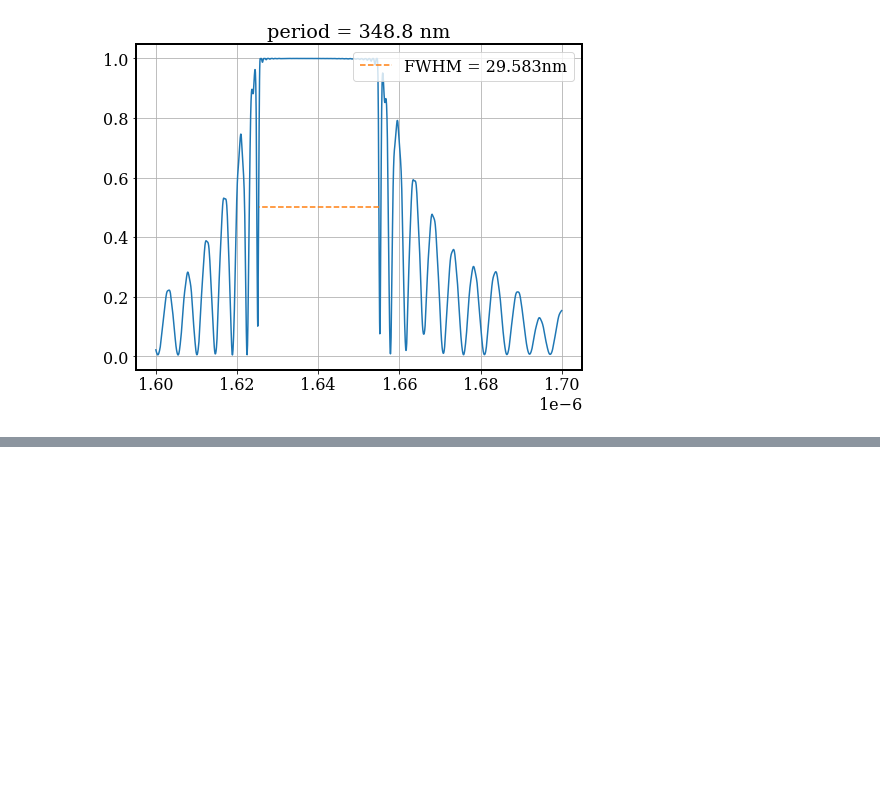
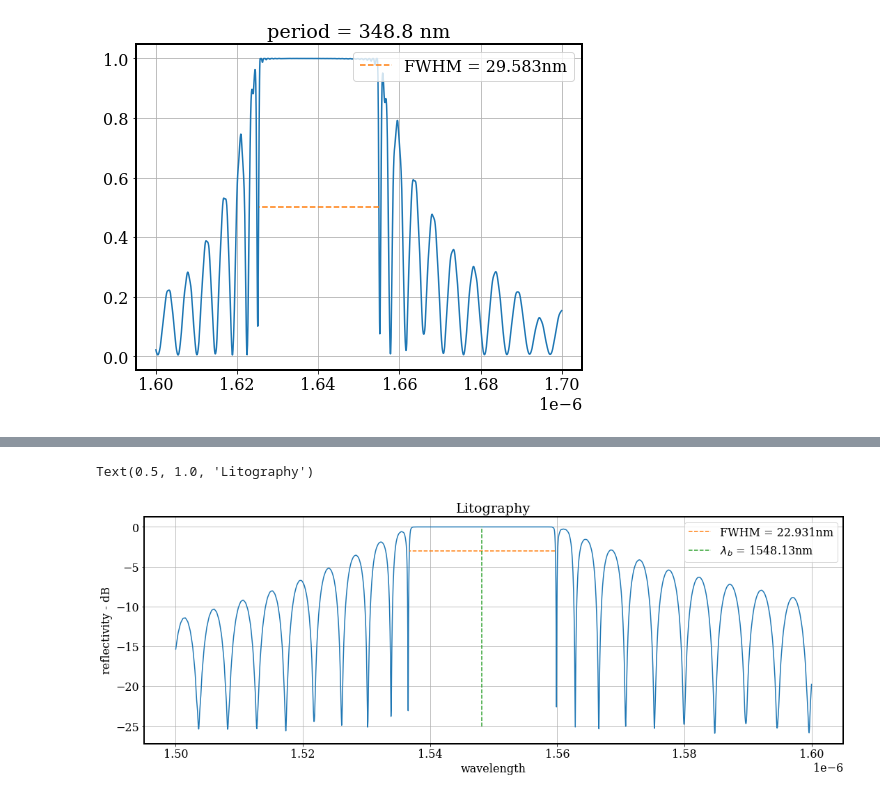
Before and after one commit to moisesoliveira08/BragGrating, a Jupyter notebook: Documentation/FDTD.ipynb, the cells around one changed output, grey strips where cells are left out. Drawn from its saved outputs; the diff is of its cells as text; code cells hidden in the pictures; blank space fills up the shorter version.

```diff
--- a/Documentation/FDTD.ipynb
+++ b/Documentation/FDTD.ipynb
@@ -244,0 +269,21 @@ Text(0.5, 1.0, 'period = 348.8 nm')
+# %%
+figure = plt.figure(figsize=(18,6))
+plt.rc('font', **font)
+plt.rc('axes', linewidth=2)
+plt.plot(lambd, 10*np.log10(R))
+band = FWHM(lambd, R,1000)
+fwhm = abs(band[1][0] - band[0][0])
+peak = find_peaks(R, height=0.8)
+peak_pos = lambd[peak[0]]
+peak_r = 1548.13e-9
+#plt.axvline(x = peak_pos, linestyle = '--',color = 'black', label ='$\lambda_b$ = ' + str(round(peak_pos[0][0]*1e9, 3))+" nm")
+plt.plot([band[0], band[1]], [-3, -3], '--',label = 'FWHM = ' + str(round(fwhm*1e9, 3)) + 'nm')
+plt.plot([peak_r, peak_r], [-25, 0], '--',label = '$\lambda_b$ = ' + str(round(peak_r*1e9, 3)) + 'nm')
+plt.grid(True)
+plt.xlabel("wavelength")
+plt.ylabel('reflectivity - dB')
+plt.legend(loc = 'upper right')
+plt.title('Litography')
+# %% [output]
+Text(0.5, 1.0, 'Litography')
+[figure, added]
```
Also changed, not shown: parts of 7 cells of this notebook, 10 other files.
